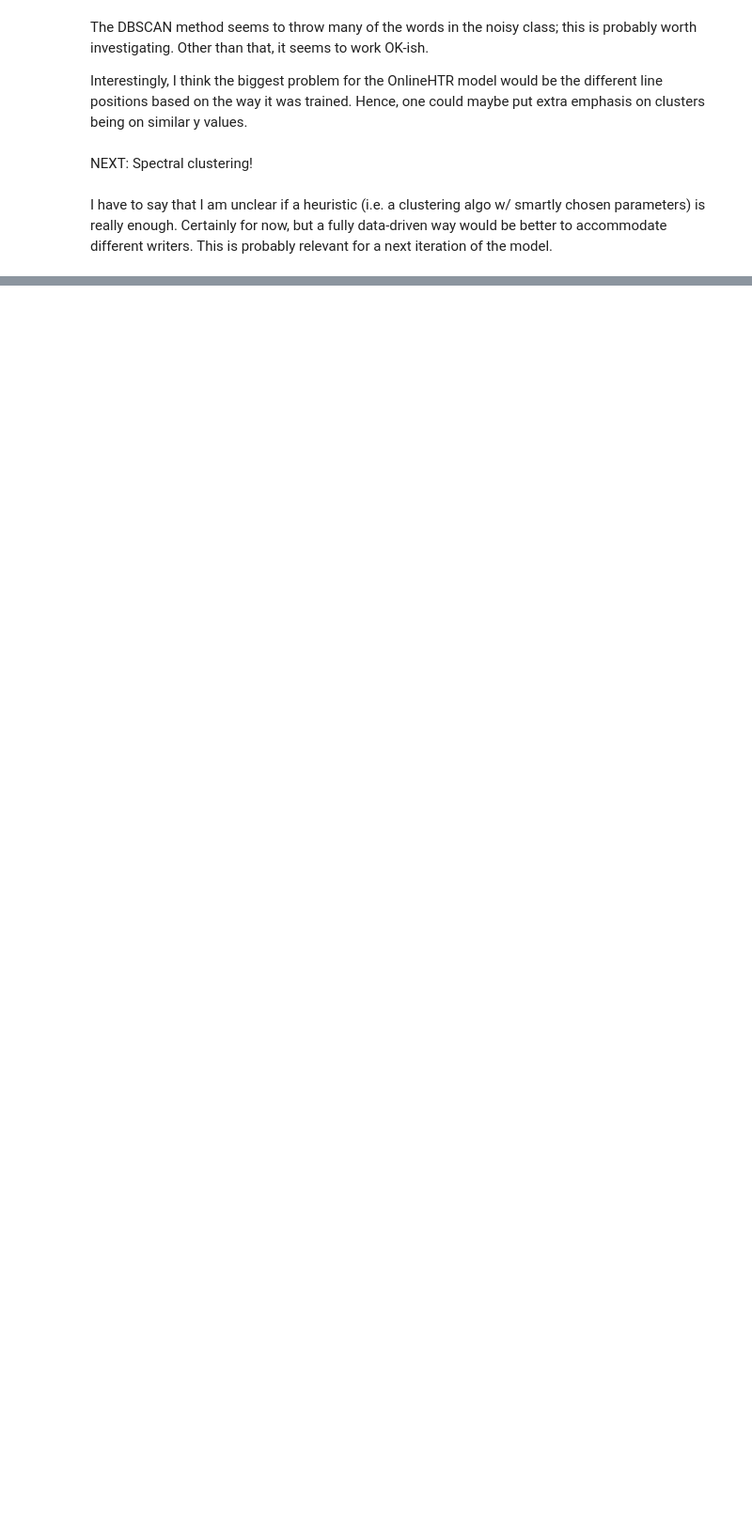
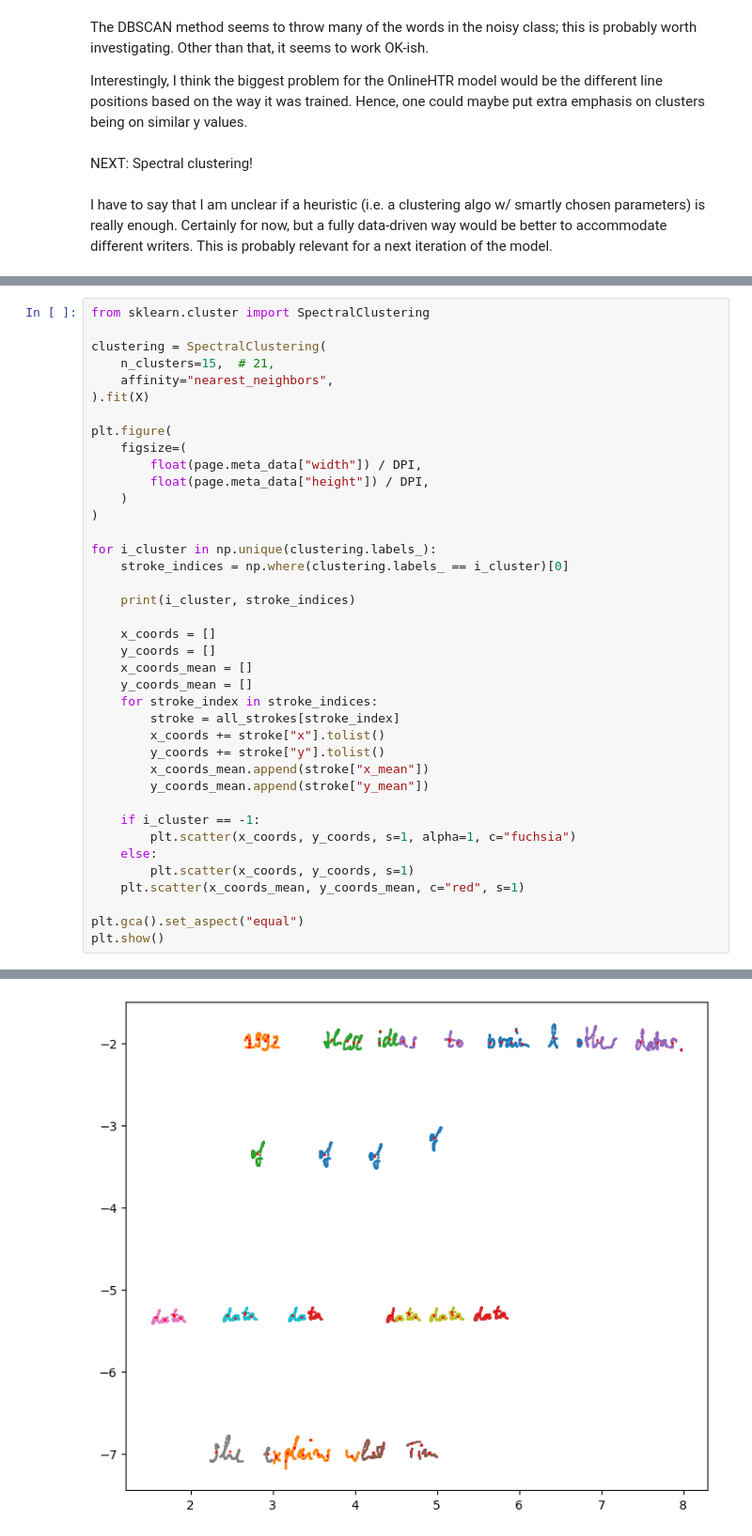
Before and after one commit to PellelNitram/xournalpp_htr, a Jupyter notebook: notebooks/experiment_with_clustering_for_online_word_detection.ipynb, the cells around one changed output, grey strips where cells are left out. Shown at 94% size. Drawn from its saved outputs; the diff is of its cells as text; blank space fills up the shorter version.

Commit message:
Work on clustering experimentation notebook.

```diff
--- a/notebooks/experiment_with_clustering_for_online_word_detection.ipynb
+++ b/notebooks/experiment_with_clustering_for_online_word_detection.ipynb
@@ -316,0 +378,40 @@ I have to say that I am unclear if a heuristic (i.e. a clustering algo w/ smartl
+# %%
+from sklearn.cluster import SpectralClustering
+
+clustering = SpectralClustering(
+    n_clusters=15,  # 21,
+    affinity="nearest_neighbors",
+).fit(X)
+
+plt.figure(
+    figsize=(
+        float(page.meta_data["width"]) / DPI,
+        float(page.meta_data["height"]) / DPI,
+    )
+)
+
+for i_cluster in np.unique(clustering.labels_):
+    stroke_indices = np.where(clustering.labels_ == i_cluster)[0]
+
+    print(i_cluster, stroke_indices)
+
+    x_coords = []
+    y_coords = []
+    x_coords_mean = []
+    y_coords_mean = []
+    for stroke_index in stroke_indices:
+        stroke = all_strokes[stroke_index]
+        x_coords += stroke["x"].tolist()
+        y_coords += stroke["y"].tolist()
+        x_coords_mean.append(stroke["x_mean"])
+        y_coords_mean.append(stroke["y_mean"])
+
+    if i_cluster == -1:
+        plt.scatter(x_coords, y_coords, s=1, alpha=1, c="fuchsia")
+    else:
+        plt.scatter(x_coords, y_coords, s=1)
+    plt.scatter(x_coords_mean, y_coords_mean, c="red", s=1)
+
+plt.gca().set_aspect("equal")
+plt.show()
+# %% [output]
@@ -316,0 +433 @@ I have to say that I am unclear if a heuristic (i.e. a clustering algo w/ smartl
+[figure, added]
```
Also changed, not shown: parts of 16 cells of this notebook.
